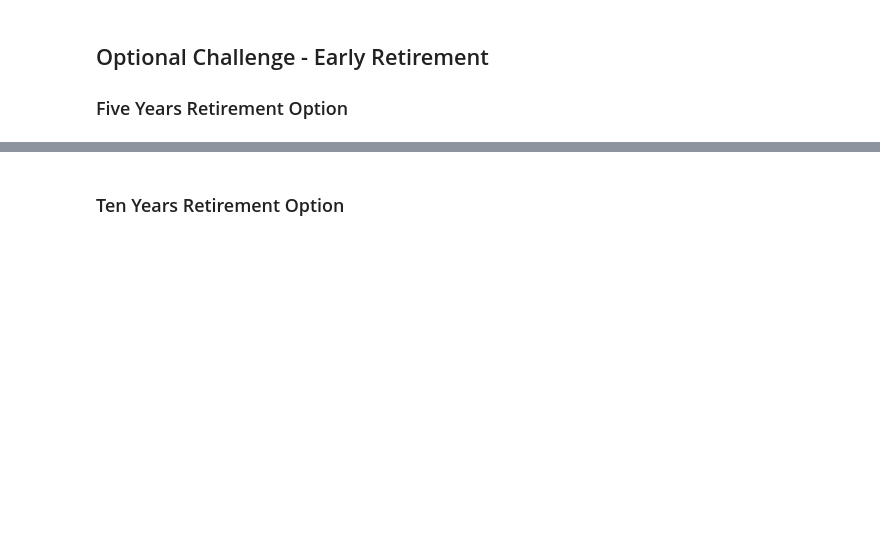
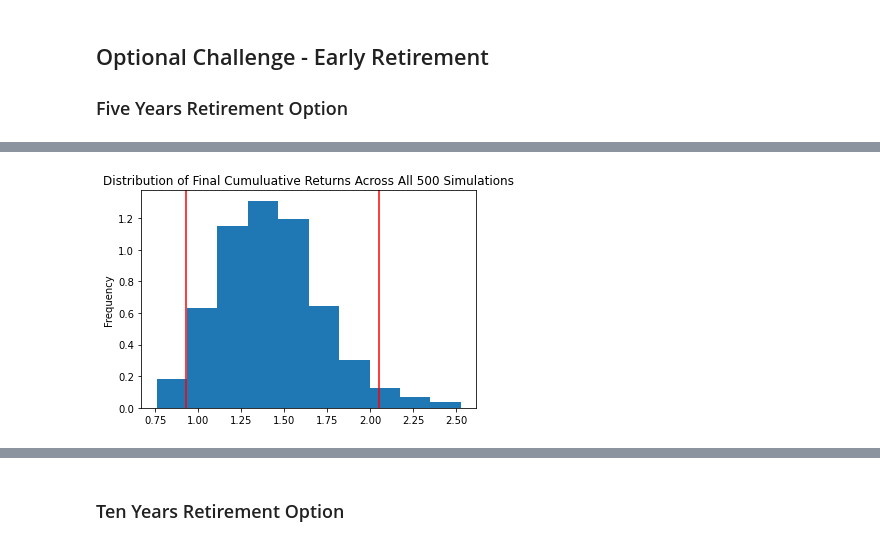
Before and after one commit to tyedem/Financial_Planner, a Jupyter notebook: financial-planner.ipynb, the cells around one changed output, grey strips where cells are left out. Cells and saved outputs as stored; diff of their text form; code cells hidden in the pictures; blank space fills up the shorter version.

```diff
--- a/financial-planner.ipynb
+++ b/financial-planner.ipynb
@@ -326,5 +375,7 @@ There is a 95% chance that an initial investment of $30000 in the portfolio over
 # %%
 # Plot probability distribution and confidence intervals
-# YOUR CODE HERE!
+dist_retirement_5 = MC_retirement_5.plot_distribution()
+# %% [output]
+[figure, added]
 # %%
 # Fetch summary statistics from the Monte Carlo simulation results
```
Also changed, not shown: parts of 22 cells of this notebook.
